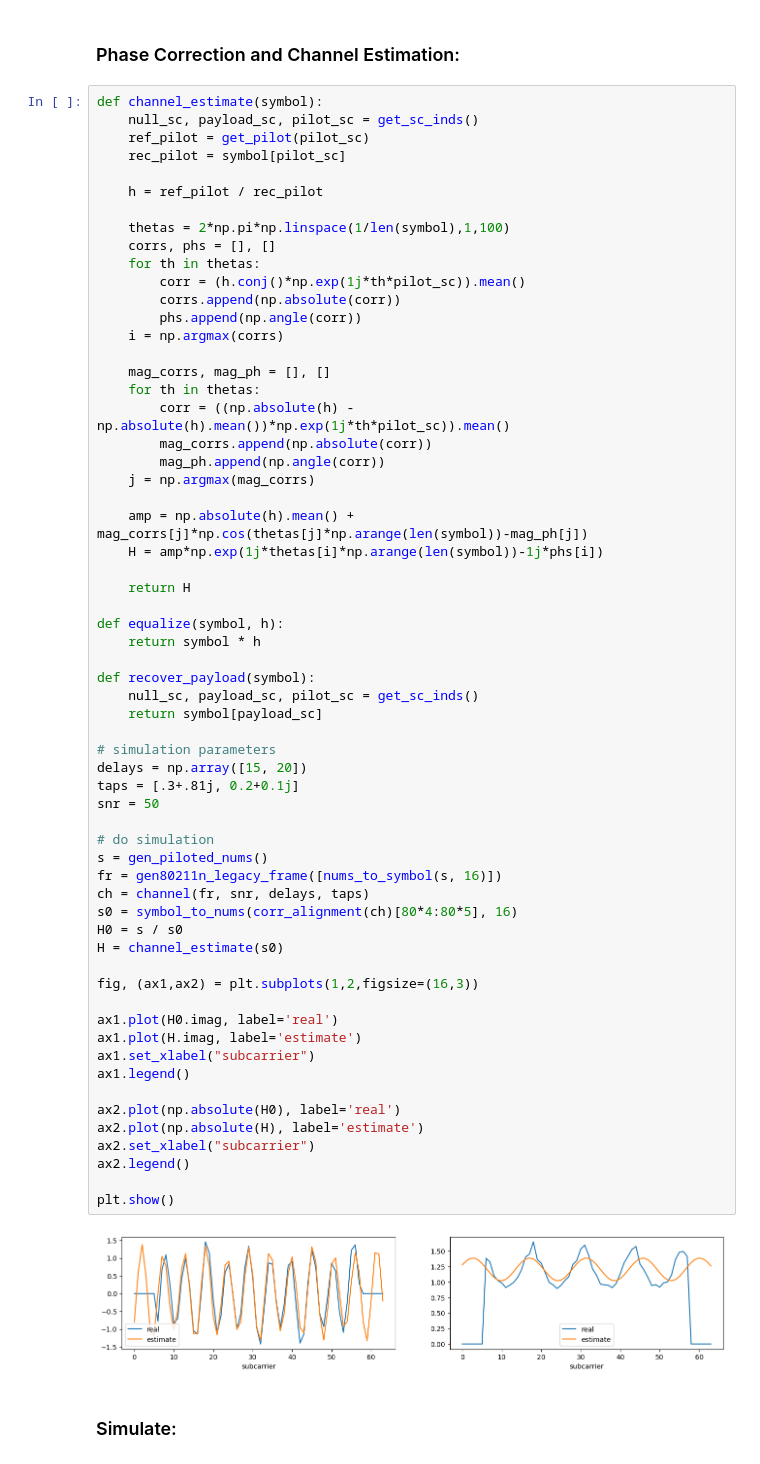
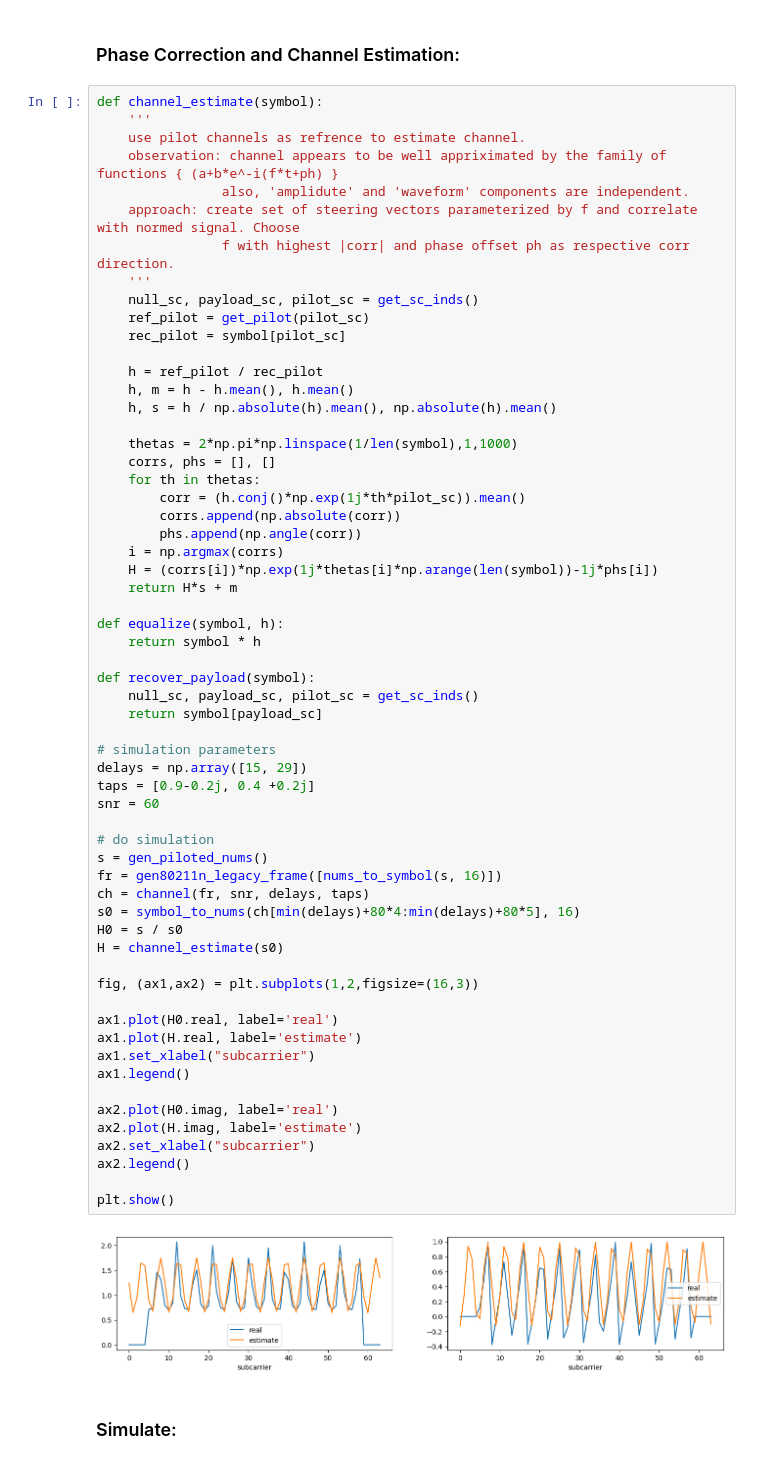
Before and after one commit to JeremyArsenault/cse910, a Jupyter notebook: hw3/hw3.ipynb, the cells around one changed output. Drawn from its saved outputs; the diff is of its cells as text.

```diff
--- a/hw3/hw3.ipynb
+++ b/hw3/hw3.ipynb
@@ -151,67 +161,66 @@ Time Sync Accuracy:  0.9100000000000006
 ### Phase Correction and Channel Estimation:
 # %%
 def channel_estimate(symbol):
+    '''
+    use pilot channels as refrence to estimate channel.
+    observation: channel appears to be well appriximated by the family of functions { (a+b*e^-i(f*t+ph) }
+                also, 'amplidute' and 'waveform' components are independent.
+    approach: create set of steering vectors parameterized by f and correlate with normed signal. Choose
+                f with highest |corr| and phase offset ph as respective corr direction.
+    '''
     null_sc, payload_sc, pilot_sc = get_sc_inds()
     ref_pilot = get_pilot(pilot_sc)
     rec_pilot = symbol[pilot_sc]
 
     h = ref_pilot / rec_pilot
+    h, m = h - h.mean(), h.mean()
+    h, s = h / np.absolute(h).mean(), np.absolute(h).mean()
 
-    thetas = 2*np.pi*np.linspace(1/len(symbol),1,100)
+    thetas = 2*np.pi*np.linspace(1/len(symbol),1,1000)
     corrs, phs = [], []
     for th in thetas:
         corr = (h.conj()*np.exp(1j*th*pilot_sc)).mean()
         corrs.append(np.absolute(corr))
         phs.append(np.angle(corr))
     i = np.argmax(corrs)
-
-    mag_corrs, mag_ph = [], []
-    for th in thetas:
-        corr = ((np.absolute(h) - np.absolute(h).mean())*np.exp(1j*th*pilot_sc)).mean()
-        mag_corrs.append(np.absolute(corr))
-        mag_ph.append(np.angle(corr))
-    j = np.argmax(mag_corrs)
-
-    amp = np.absolute(h).mean() + mag_corrs[j]*np.cos(thetas[j]*np.arange(len(symbol))-mag_ph[j])
-    H = amp*np.exp(1j*thetas[i]*np.arange(len(symbol))-1j*phs[i])
-
-    return H
+    H = (corrs[i])*np.exp(1j*thetas[i]*np.arange(len(symbol))-1j*phs[i])
+    return H*s + m
 
 def equalize(symbol, h):
     return symbol * h
 
 def recover_payload(symbol):
     null_sc, payload_sc, pilot_sc = get_sc_inds()
     return symbol[payload_sc]
 
 # simulation parameters
-delays = np.array([15, 20])
-taps = [.3+.81j, 0.2+0.1j]
-snr = 50
+delays = np.array([15, 29])
+taps = [0.9-0.2j, 0.4 +0.2j]
+snr = 60
 
 # do simulation
 s = gen_piloted_nums()
 fr = gen80211n_legacy_frame([nums_to_symbol(s, 16)])
 ch = channel(fr, snr, delays, taps)
-s0 = symbol_to_nums(corr_alignment(ch)[80*4:80*5], 16)
+s0 = symbol_to_nums(ch[min(delays)+80*4:min(delays)+80*5], 16)
 H0 = s / s0
 H = channel_estimate(s0)
 
 fig, (ax1,ax2) = plt.subplots(1,2,figsize=(16,3))
 
-ax1.plot(H0.imag, label='real')
-ax1.plot(H.imag, label='estimate')
+ax1.plot(H0.real, label='real')
+ax1.plot(H.real, label='estimate')
 ax1.set_xlabel("subcarrier")
 ax1.legend()
 
-ax2.plot(np.absolute(H0), label='real')
-ax2.plot(np.absolute(H), label='estimate')
+ax2.plot(H0.imag, label='real')
+ax2.plot(H.imag, label='estimate')
 ax2.set_xlabel("subcarrier")
 ax2.legend()
 
 plt.show()
 # %% [output]
-[figure, old version]
+[figure, new version]
 # %% [markdown]
 ### Simulate:
 # %%
```
Also changed, not shown: parts of 3 cells of this notebook.
